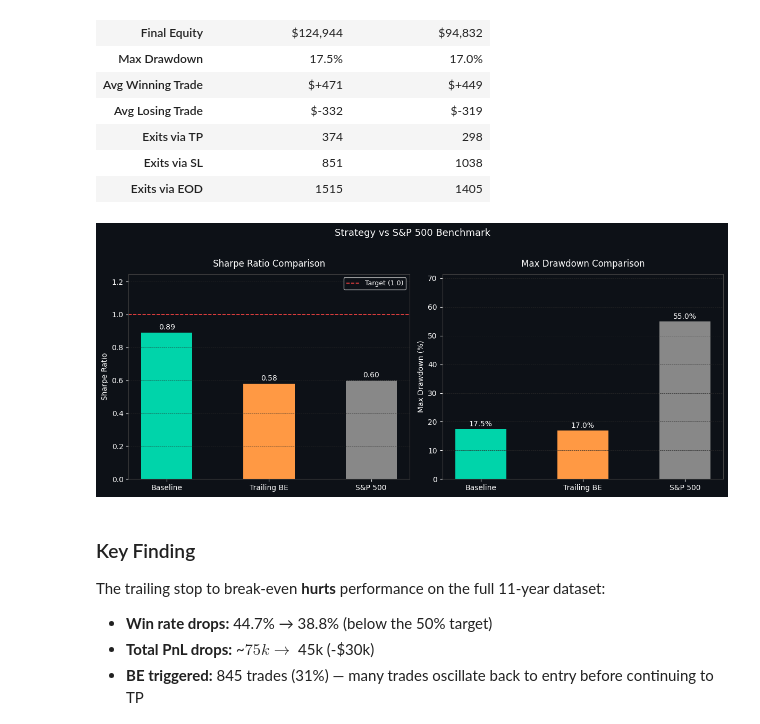
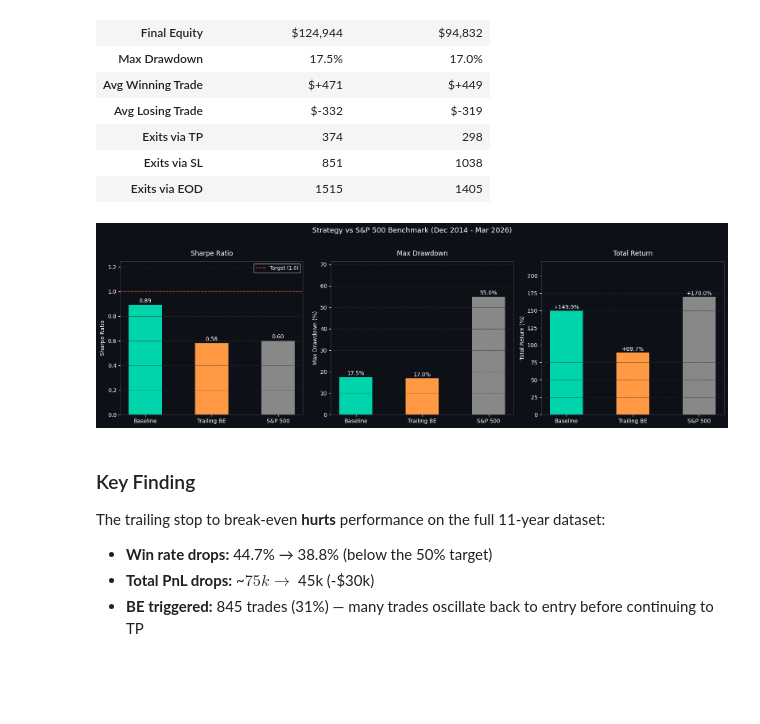
Before and after one commit to kunpark04/futures, a Jupyter notebook: notebooks/original/backtest_v3.ipynb, the cells around one changed output. Drawn from its saved outputs; the diff is of its cells as text; code cells hidden in the pictures; blank space fills up the shorter version.

Commit message:
Add Total Return to benchmark comparison charts
Expand Sharpe/MaxDD comparison to include Total Return as a third metric,
all compared against S&P 500 benchmark (Dec 2014 - Mar 2026).

Co-Authored-By: Claude Sonnet 4.6 <noreply@anthropic.com>

```diff
--- a/notebooks/original/backtest_v3.ipynb
+++ b/notebooks/original/backtest_v3.ipynb
@@ -170,7 +170,7 @@ comparison
 | Exits via SL | 851 | 1038 |
 | Exits via EOD | 1515 | 1405 |
 # %%
-# Sharpe Ratio & Max Drawdown — Baseline vs BE vs S&P 500
+# Sharpe Ratio, Max Drawdown & Total Return — Baseline vs BE vs S&P 500
 import re
 
 def extract_sharpe(m):
@@ -179,49 +179,63 @@ def extract_sharpe(m):
 def extract_maxdd(m):
     return float(re.search(r"[\d.]+", m['Max Drawdown']).group())
 
+def extract_return(m):
+    return float(re.search(r"[-\d.]+", m['Total Return']).group())
+
 sharpe_no = extract_sharpe(m_no)
 sharpe_be = extract_sharpe(m_be)
 maxdd_no  = extract_maxdd(m_no)
 maxdd_be  = extract_maxdd(m_be)
+ret_no    = extract_return(m_no)
+ret_be    = extract_return(m_be)
 
-# S&P 500 historical benchmarks
-SP500_SHARPE = 0.6
-SP500_MAXDD  = 55.0   # 2008-09 peak-to-trough
+# S&P 500 historical benchmarks (Dec 2014 - Mar 2026)
+SP500_SHARPE  = 0.6
+SP500_MAXDD   = 55.0   # 2008-09 peak-to-trough
+SP500_RETURN  = 170.0  # SPX ~2,060 -> ~5,600
 
 labels  = ['Baseline', 'Trailing BE', 'S&P 500']
 colors  = ['#00d4aa', '#ff9944', '#888888']
-sharpes = [sharpe_no, sharpe_be, SP500_SHARPE]
-maxdds  = [maxdd_no,  maxdd_be,  SP500_MAXDD]
 
-fig, (ax1, ax2) = plt.subplots(1, 2, figsize=(12, 5))
+fig, (ax1, ax2, ax3) = plt.subplots(1, 3, figsize=(16, 5))
 
 # -- Sharpe Ratio --
-bars = ax1.bar(labels, sharpes, color=colors, width=0.5)
+bars = ax1.bar(labels, [sharpe_no, sharpe_be, SP500_SHARPE], color=colors, width=0.5)
 ax1.axhline(1.0, color='#ff4444', linewidth=1.2, linestyle='--', label='Target (1.0)')
-for bar, val in zip(bars, sharpes):
+for bar, val in zip(bars, [sharpe_no, sharpe_be, SP500_SHARPE]):
     ax1.text(bar.get_x() + bar.get_width() / 2, bar.get_height() + 0.01,
              f"{val:.2f}", ha='center', va='bottom', fontsize=10, color='white')
-ax1.set_title('Sharpe Ratio Comparison', fontsize=12, pad=10)
+ax1.set_title('Sharpe Ratio', fontsize=12, pad=10)
 ax1.set_ylabel('Sharpe Ratio', fontsize=10)
 ax1.legend(fontsize=9)
-ax1.set_ylim(0, max(sharpes) * 1.4)
+ax1.set_ylim(0, max(sharpe_no, sharpe_be, SP500_SHARPE) * 1.4)
 ax1.grid(True, axis='y')
 
 # -- Max Drawdown --
-bars2 = ax2.bar(labels, maxdds, color=colors, width=0.5)
-for bar, val in zip(bars2, maxdds):
+bars2 = ax2.bar(labels, [maxdd_no, maxdd_be, SP500_MAXDD], color=colors, width=0.5)
+for bar, val in zip(bars2, [maxdd_no, maxdd_be, SP500_MAXDD]):
     ax2.text(bar.get_x() + bar.get_width() / 2, bar.get_height() + 0.3,
              f"{val:.1f}%", ha='center', va='bottom', fontsize=10, color='white')
-ax2.set_title('Max Drawdown Comparison', fontsize=12, pad=10)
+ax2.set_title('Max Drawdown', fontsize=12, pad=10)
 ax2.set_ylabel('Max Drawdown (%)', fontsize=10)
 ax2.set_ylim(0, SP500_MAXDD * 1.3)
 ax2.grid(True, axis='y')
 
-fig.suptitle('Strategy vs S&P 500 Benchmark', fontsize=13, y=1.02)
+# -- Total Return --
+bars3 = ax3.bar(labels, [ret_no, ret_be, SP500_RETURN], color=colors, width=0.5)
+for bar, val in zip(bars3, [ret_no, ret_be, SP500_RETURN]):
+    ax3.text(bar.get_x() + bar.get_width() / 2, bar.get_height() + 0.5,
+             f"{val:+.1f}%", ha='center', va='bottom', fontsize=10, color='white')
+ax3.set_title('Total Return', fontsize=12, pad=10)
+ax3.set_ylabel('Total Return (%)', fontsize=10)
+ax3.set_ylim(0, max(ret_no, ret_be, SP500_RETURN) * 1.3)
+ax3.grid(True, axis='y')
+
+fig.suptitle('Strategy vs S&P 500 Benchmark (Dec 2014 - Mar 2026)', fontsize=13, y=1.02)
 plt.tight_layout()
 plt.show()
 # %% [output]
-[figure, old version]
+[figure, new version]
 # %% [markdown]
 ### Key Finding
 
```
